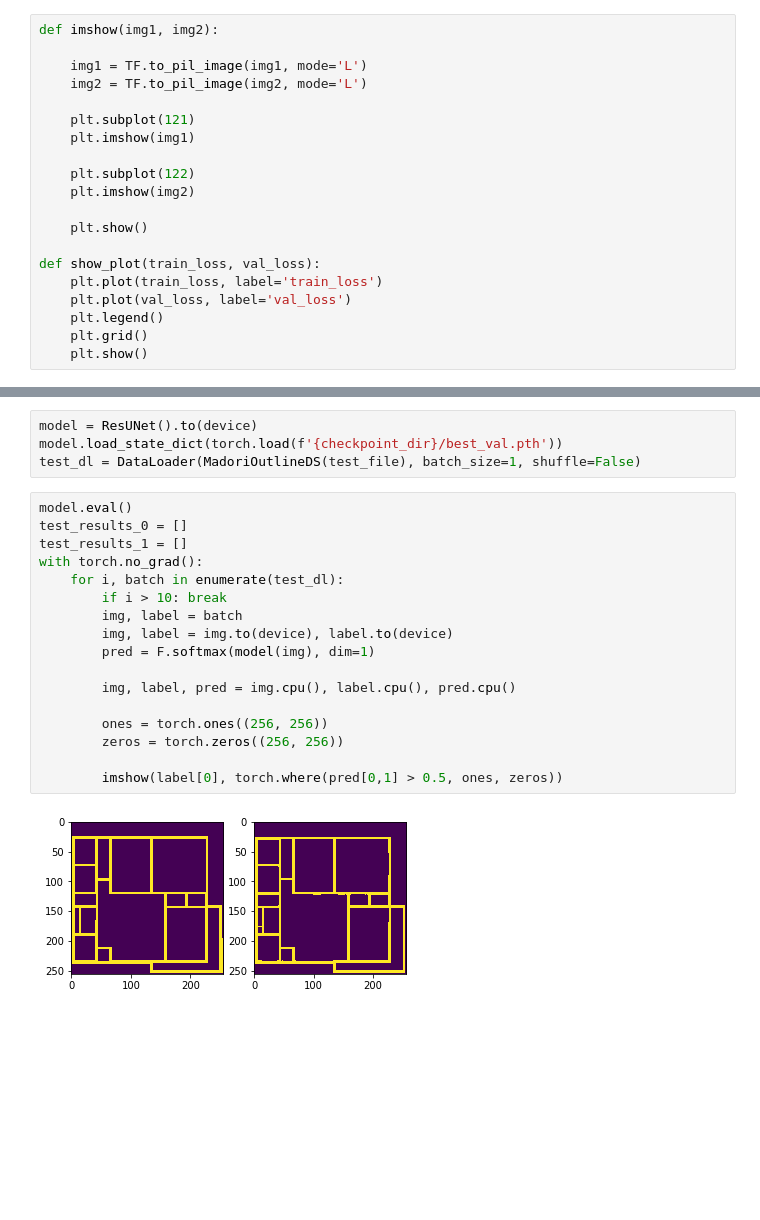
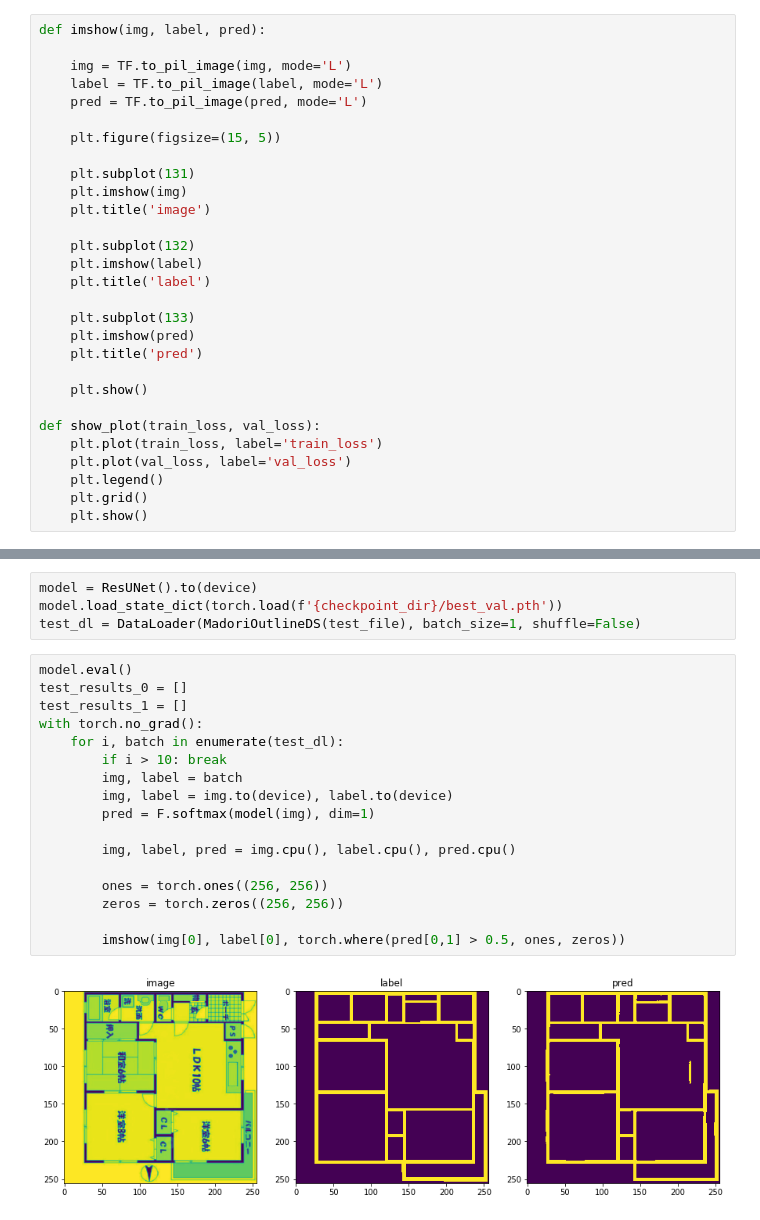
Before and after one commit to shuuchen/floorplan_outline_extraction, a Jupyter notebook: outline-unet.ipynb, the cells around one changed output, grey strips where cells are left out. Saved outputs shown, nothing was run; the diff lists cells and outputs as text; blank space fills up the shorter version.

```diff
--- a/outline-unet.ipynb
+++ b/outline-unet.ipynb
@@ -19,16 +19,25 @@ from matplotlib import pyplot as plt
 # %% [markdown]
 ### 補助関数
 # %%
-def imshow(img1, img2):
+def imshow(img, label, pred):
 
-    img1 = TF.to_pil_image(img1, mode='L')
-    img2 = TF.to_pil_image(img2, mode='L')
+    img = TF.to_pil_image(img, mode='L')
+    label = TF.to_pil_image(label, mode='L')
+    pred = TF.to_pil_image(pred, mode='L')
 
-    plt.subplot(121)
-    plt.imshow(img1)
+    plt.figure(figsize=(15, 5))
 
-    plt.subplot(122)
-    plt.imshow(img2)
+    plt.subplot(131)
+    plt.imshow(img)
+    plt.title('image')
+
+    plt.subplot(132)
+    plt.imshow(label)
+    plt.title('label')
+
+    plt.subplot(133)
+    plt.imshow(pred)
+    plt.title('pred')
 
     plt.show()
 
@@ -190,19 +199,19 @@ test_dl = DataLoader(MadoriOutlineDS(test_file), batch_size=1, shuffle=False)
 # %%
 model.eval()
 test_results_0 = []
 test_results_1 = []
 with torch.no_grad():
     for i, batch in enumerate(test_dl):
         if i > 10: break
         img, label = batch
         img, label = img.to(device), label.to(device)
         pred = F.softmax(model(img), dim=1)
 
         img, label, pred = img.cpu(), label.cpu(), pred.cpu()
 
         ones = torch.ones((256, 256))
         zeros = torch.zeros((256, 256))
 
-        imshow(label[0], torch.where(pred[0,1] > 0.5, ones, zeros))
+        imshow(img[0], label[0], torch.where(pred[0,1] > 0.5, ones, zeros))
 # %% [output]
-[figure, old version]
+[figure, new version]
```
Also changed, not shown: parts of 1 cell of this notebook.
